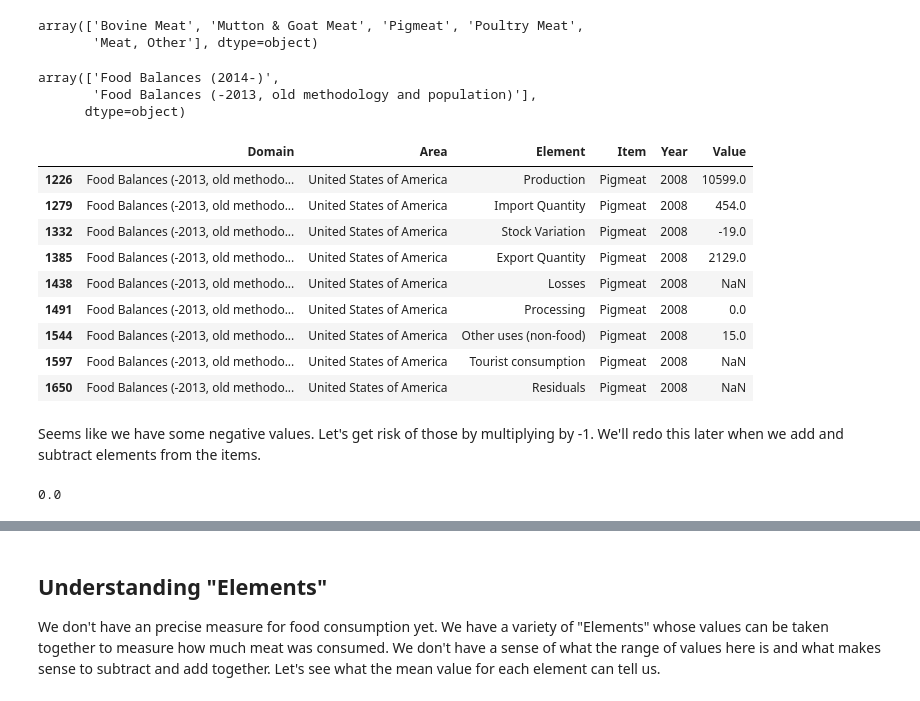
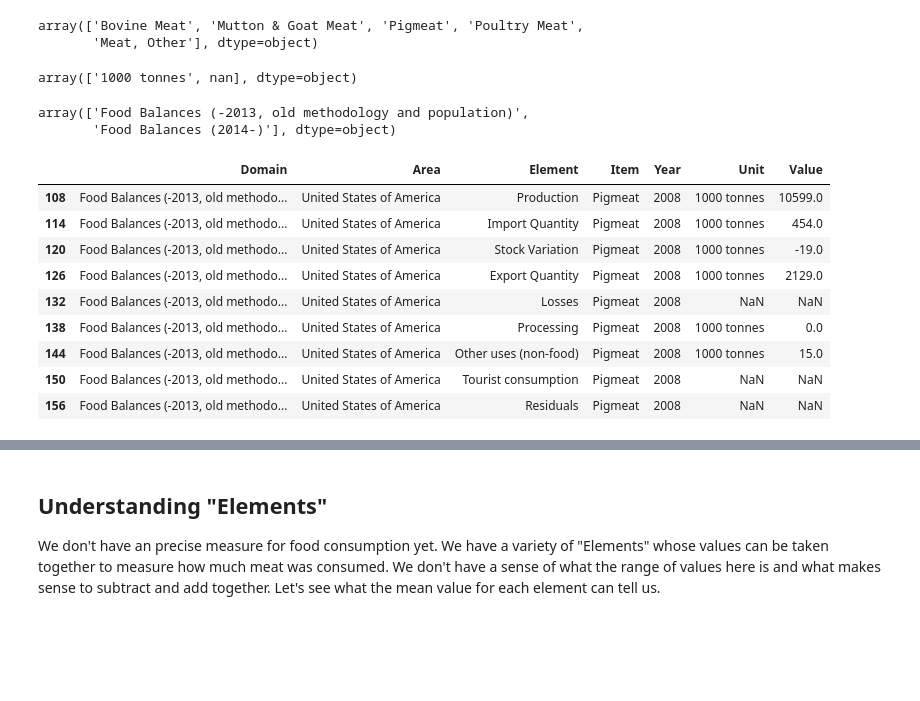
Before and after one commit to arielletannin/Predictors-of-Meat-Consumption, a Jupyter notebook: V1/01_MeatData Wrangling.ipynb, the cells around one changed output, grey strips where cells are left out. Drawn from its saved outputs; the diff is of its cells as text; code cells hidden in the pictures; blank space fills up the shorter version.

Commit message:
data wrangling v2

```diff
--- a/01_MeatData Wrangling-Copy1.ipynb
+++ b/V1/01_MeatData Wrangling.ipynb
@@ -12,6 +12,12 @@ import seaborn as sns
 import os
 from lib.sb_utils import save_file
 # %%
-faostat = pd.read_csv('data/faostat.csv')
-faostat.head()
+fao08 = pd.read_csv('data/faostat_08.csv')
+fao14 = pd.read_csv('data/faostat_14.csv')
+
+#First we concat our dataframes together, since they have the same column structure. Then we reset the index and drop the old one.
+fao_all = pd.concat([fao08,fao14])
+fao_all.reset_index(inplace=True)
+fao_all.drop(labels='index', axis=1, inplace=True)
+fao_all.head()
 # %% [output]
@@ -42,24 +49,25 @@ faostat.Item.unique()
 # %% [output]
 array(['Bovine Meat', 'Mutton & Goat Meat', 'Pigmeat', 'Poultry Meat',
        'Meat, Other'], dtype=object)
+# %%
+fao_all.Unit.unique()
+# %% [output]
+array(['1000 tonnes', nan], dtype=object)
 # %%
-faostat['Domain'].unique()
+fao_all['Domain'].unique()
 # %% [output]
-array(['Food Balances (2014-)',
-       'Food Balances (-2013, old methodology and population)'],
-      dtype=object)
+array(['Food Balances (-2013, old methodology and population)',
+       'Food Balances (2014-)'], dtype=object)
 # %%
-faostat[(faostat.Item=='Pigmeat') & (faostat.Year==2008)]
+fao_all[(fao_all.Item=='Pigmeat') & (fao_all.Year==2008)]
 # %% [output]
-|  | Domain | Area | Element | Item | Year | Value |
-| 1226 | Food Balances (-2013, old methodo... | United States of America | Production | Pigmeat | 2008 | 10599.0 |
-| 1279 | Food Balances (-2013, old methodo... | United States of America | Import Quantity | Pigmeat | 2008 | 454.0 |
-| 1332 | Food Balances (-2013, old methodo... | United States of America | Stock Variation | Pigmeat | 2008 | -19.0 |
-| 1385 | Food Balances (-2013, old methodo... | United States of America | Export Quantity | Pigmeat | 2008 | 2129.0 |
-| 1438 | Food Balances (-2013, old methodo... | United States of America | Losses | Pigmeat | 2008 | NaN |
-| 1491 | Food Balances (-2013, old methodo... | United States of America | Processing | Pigmeat | 2008 | 0.0 |
-| 1544 | Food Balances (-2013, old methodo... | United States of America | Other uses (non-food) | Pigmeat | 2008 | 15.0 |
-| 1597 | Food Balances (-2013, old methodo... | United States of America | Tourist consumption | Pigmeat | 2008 | NaN |
-| 1650 | Food Balances (-2013, old methodo... | United States of America | Residuals | Pigmeat | 2008 | NaN |
+|  | Domain | Area | Element | Item | Year | Unit | Value |
+| 108 | Food Balances (-2013, old methodo... | United States of America | Production | Pigmeat | 2008 | 1000 tonnes | 10599.0 |
+| 114 | Food Balances (-2013, old methodo... | United States of America | Import Quantity | Pigmeat | 2008 | 1000 tonnes | 454.0 |
+| 120 | Food Balances (-2013, old methodo... | United States of America | Stock Variation | Pigmeat | 2008 | 1000 tonnes | -19.0 |
+| 126 | Food Balances (-2013, old methodo... | United States of America | Export Quantity | Pigmeat | 2008 | 1000 tonnes | 2129.0 |
+| 132 | Food Balances (-2013, old methodo... | United States of America | Losses | Pigmeat | 2008 | NaN | NaN |
+| 138 | Food Balances (-2013, old methodo... | United States of America | Processing | Pigmeat | 2008 | 1000 tonnes | 0.0 |
+| 144 | Food Balances (-2013, old methodo... | United States of America | Other uses (non-food) | Pigmeat | 2008 | 1000 tonnes | 15.0 |
+| 150 | Food Balances (-2013, old methodo... | United States of America | Tourist consumption | Pigmeat | 2008 | NaN | NaN |
+| 156 | Food Balances (-2013, old methodo... | United States of America | Residuals | Pigmeat | 2008 | NaN | NaN |
-# %% [markdown]
-Seems like we have some negative values. Let's get risk of those by multiplying by -1. We'll redo this later when we add and subtract elements from the items.
@@ -70,4 +73,0 @@ for i in range(len(faostat.Value.values)):
-# %%
-faostat.Value.min()
-# %% [output]
-0.0
```
Also changed, not shown: parts of 45 cells of this notebook, 17 other files.
